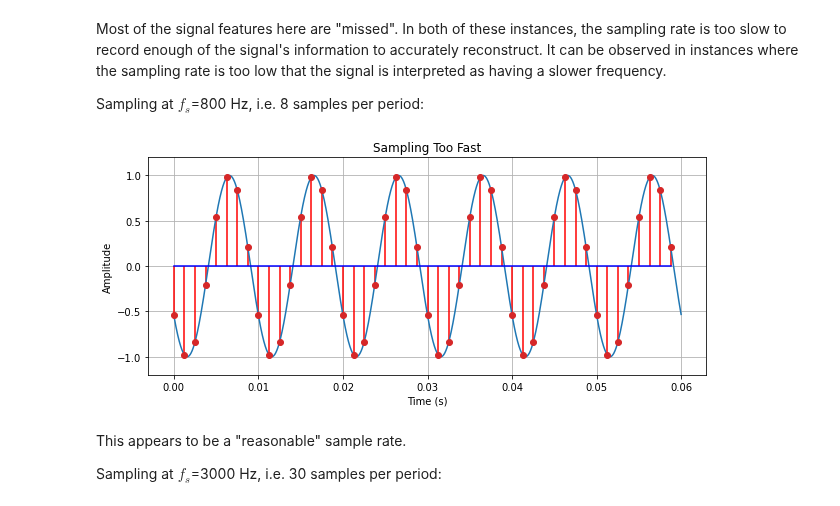
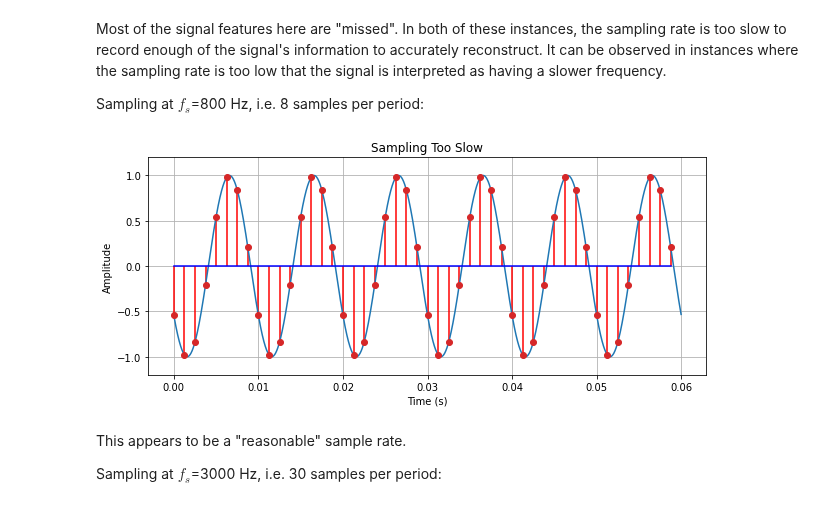
Before and after one commit to strath-sdr/dsp_notebooks, a Jupyter notebook: notebooks/sampling_and_quantisation/02_sampling.ipynb, the cells around one changed output. Drawn from its saved outputs; the diff is of its cells as text; code cells hidden in the pictures.

```diff
--- a/notebooks/sampling_and_quantisation/02_sampling.ipynb
+++ b/notebooks/sampling_and_quantisation/02_sampling.ipynb
@@ -44,10 +66,9 @@ p = 10      # Phase
 
 ar = 48000  # A high sample rate to approximate a continuous signal. ar = analogue rate
 
-x_cont = np.arange(0, t, 1/ar)                    # Discrete time i.e. sampled time period
-y_cont = A * np.sin(2 * np.pi * f * x_cont + p)   # Formula for sine wave
+x_cont, y_cont = sinewave(A,f,t,p,ar)
 
-ax = hf.plot_timeseries("'Continuous' Waveform",
+ax = plot_timeseries("'Continuous' Waveform",
                         [x_cont], [y_cont],
                         ['continuous'])
 # %% [output]
@@ -102,22 +125,16 @@ hf.plot_timeseries("Sampling Too Slow",
 Most of the signal features here are "missed". In both of these instances, the sampling rate is too slow to record enough of the signal's information to accurately reconstruct. It can be observed in instances where the sampling rate is too low that the signal is interpreted as having a slower frequency.
 
 Sampling at $f_{s}$=800 Hz, i.e. 8 samples per period:
-# %%
-A = 1       # Amplitude
-f = 100     # Desired frequency
-t = 0.06    # Time
-p = 10      # Phase
-
-fs = 800    # 800 Hz (8 samples per period)
-
-x = np.arange(0, t, 1/fs)                # Discrete time i.e. sampled time period
-y = A * np.sin(2 * np.pi * f * x + p)    # Formula for sine wave
-
-hf.plot_timeseries("Sampling Too Fast",
-                   [x_cont, x], [y_cont, y],
-                   ['continuous', 'discrete'])
-# %% [output]
-[figure, removed]
+# %%
+fs = 800    # 800 Hz (8 samples per period)
+
+x, y = sample(y_cont, fs)
+
+ax = plot_timeseries("Sampling Too Slow",
+                   [x_cont, x], [y_cont, y],
+                   ['continuous', 'discrete'])
+# %% [output]
+[figure, added]
 # %% [markdown]
 This appears to be a "reasonable" sample rate.
 
```
Also changed, not shown: parts of 39 cells of this notebook, 4 other files.
